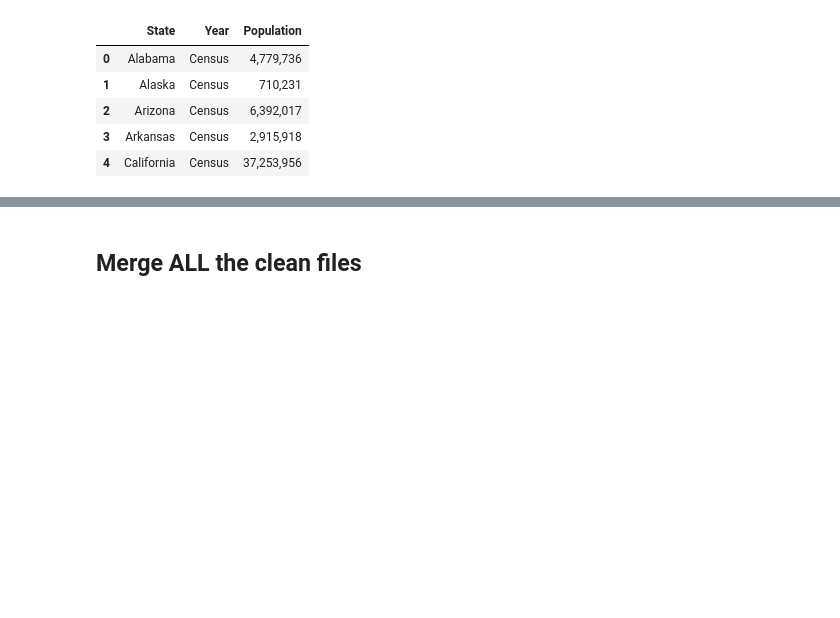
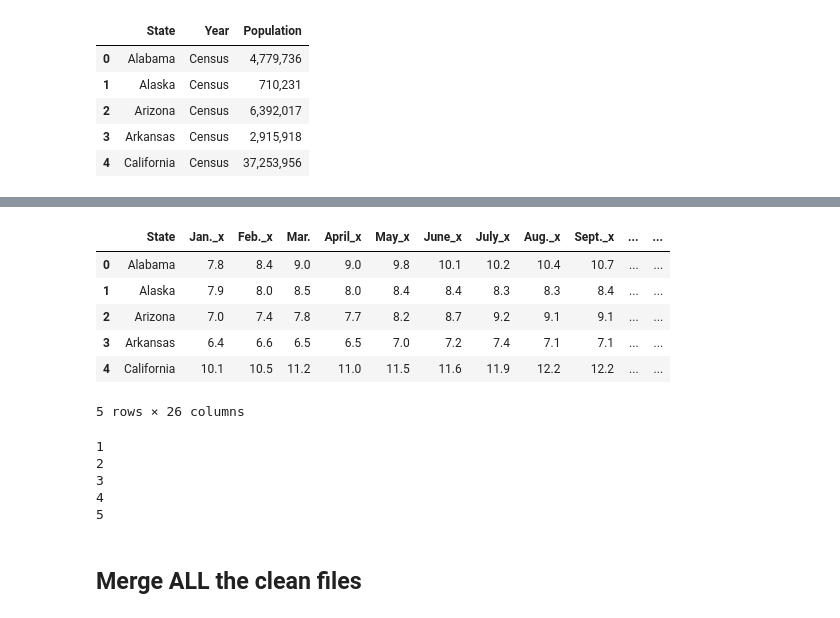
Before and after one commit to shayleelaura/Independent_Capstone, a Jupyter notebook: State Student Spending Case Study.ipynb, the cells around one changed output, grey strips where cells are left out. Saved outputs shown, nothing was run; the diff lists cells and outputs as text; code cells hidden in the pictures; blank space fills up the shorter version.

```diff
--- a/State Student Spending Case Study.ipynb
+++ b/State Student Spending Case Study.ipynb
@@ -367,3 +390,23 @@ Pop.head()
+# %%
+unemployment_final = Unemployment09.merge(Unemployment10, on = ['Year', 'State'], how = 'left')
+unemployment_final.head()
+# %% [output]
+|  | State | Jan._x | Feb._x | Mar. | April_x | May_x | June_x | July_x | Aug._x | Sept._x | ... | ... |
+| 0 | Alabama | 7.8 | 8.4 | 9.0 | 9.0 | 9.8 | 10.1 | 10.2 | 10.4 | 10.7 | ... | ... |
+| 1 | Alaska | 7.9 | 8.0 | 8.5 | 8.0 | 8.4 | 8.4 | 8.3 | 8.3 | 8.4 | ... | ... |
+| 2 | Arizona | 7.0 | 7.4 | 7.8 | 7.7 | 8.2 | 8.7 | 9.2 | 9.1 | 9.1 | ... | ... |
+| 3 | Arkansas | 6.4 | 6.6 | 6.5 | 6.5 | 7.0 | 7.2 | 7.4 | 7.1 | 7.1 | ... | ... |
+| 4 | California | 10.1 | 10.5 | 11.2 | 11.0 | 11.5 | 11.6 | 11.9 | 12.2 | 12.2 | ... | ... |
+5 rows × 26 columns
+# %%
+for x in range(1,6):
+    print(x)
+# %% [output]
+1
+2
+3
+4
+5
 # %% [markdown]
 ## Merge ALL the clean files
 # %%
```
Also changed, not shown: parts of 11 cells of this notebook, 1 other file.
